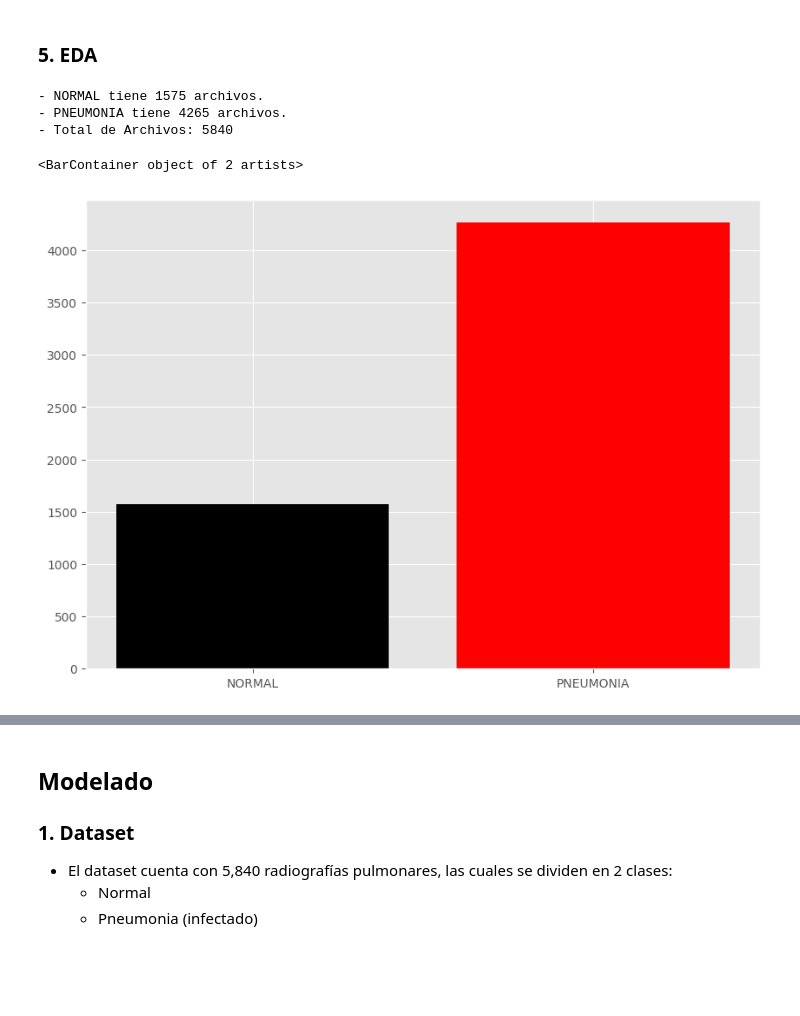
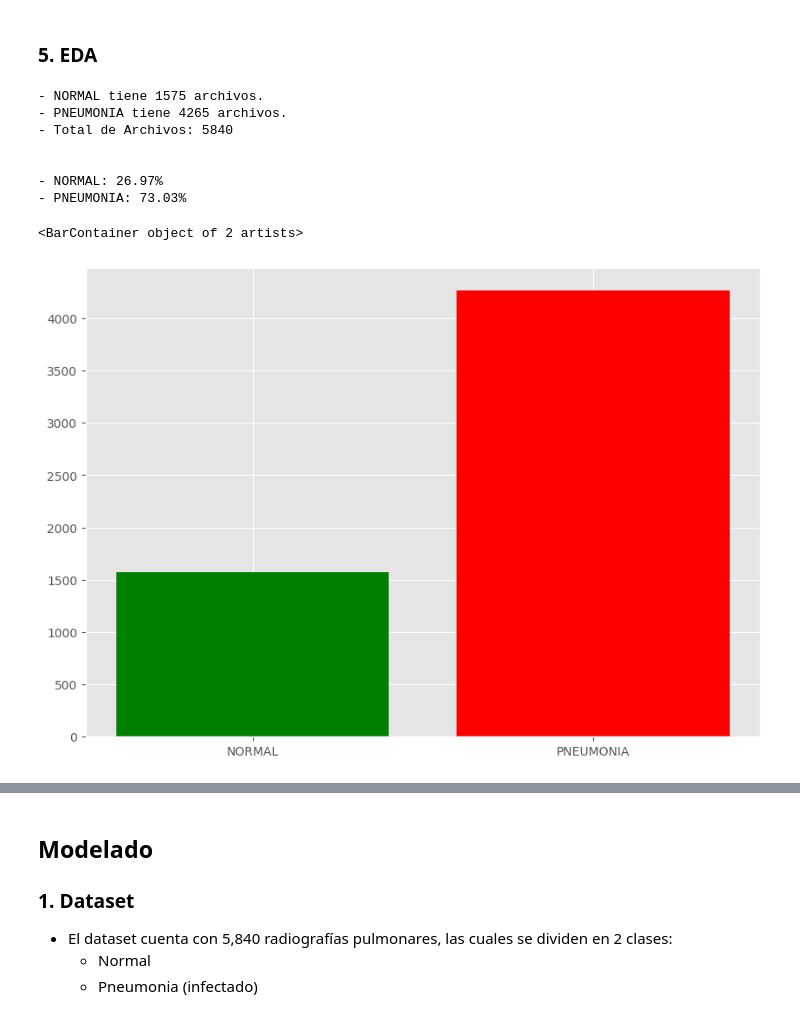
Before and after one commit to JManuelHaces/Proyecto-de-Ciencia-de-Datos, a Jupyter notebook: Reporte_Final.ipynb, the cells around one changed output, grey strips where cells are left out. Saved outputs shown, nothing was run; the diff lists cells and outputs as text; code cells hidden in the pictures; blank space fills up the shorter version.

```diff
--- a/Reporte_Final.ipynb
+++ b/Reporte_Final.ipynb
@@ -66,16 +66,25 @@ for dir in ['NORMAL', 'PNEUMONIA']:
     num_archivos['Num_Archivos'].append(len(list(os.listdir(path_temp))))
 
 print(f'- Total de Archivos: {total}')
+print('\n')
+
+for i in range(len(['NORMAL', 'PNEUMONIA'])):
+    a = np.round((num_archivos['Num_Archivos'][i] / total) * 100, decimals=2)
+    print(f'- {num_archivos["Tipo"][i]}: {a}%')
 # %% [output]
 - NORMAL tiene 1575 archivos.
 - PNEUMONIA tiene 4265 archivos.
 - Total de Archivos: 5840
+
+
+- NORMAL: 26.97%
+- PNEUMONIA: 73.03%
 # %%
 plt.figure(figsize=(10,7))
-plt.bar(x=num_archivos['Tipo'], height=num_archivos['Num_Archivos'], color=['black', 'red'])
+plt.bar(x=num_archivos['Tipo'], height=num_archivos['Num_Archivos'], color=['green', 'red'])
 # %% [output]
 <BarContainer object of 2 artists>
-[figure, old version]
+[figure, new version]
 # %% [markdown]
 #### 5.1. Ejemplos de Imágenes
 ![Ejemplos](https://www.googleapis.com/download/storage/v1/b/kaggle-user-content/o/inbox%2F4298011%2F092cd8598575c60c27fedad4d7998e66%2FjZqpV51.png?generation=1600531874588151&alt=media)
```
Also changed, not shown: parts of 3 cells of this notebook, 5 other files.
